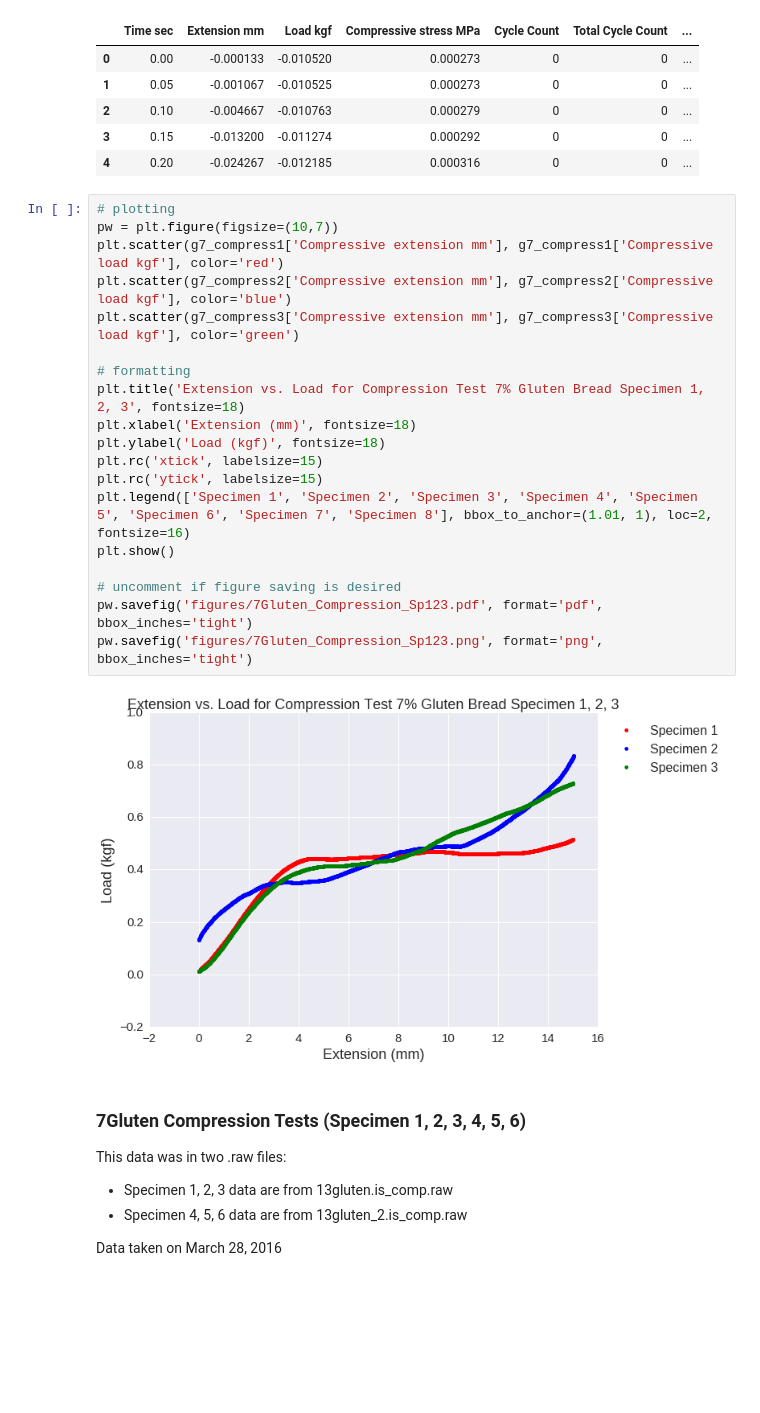
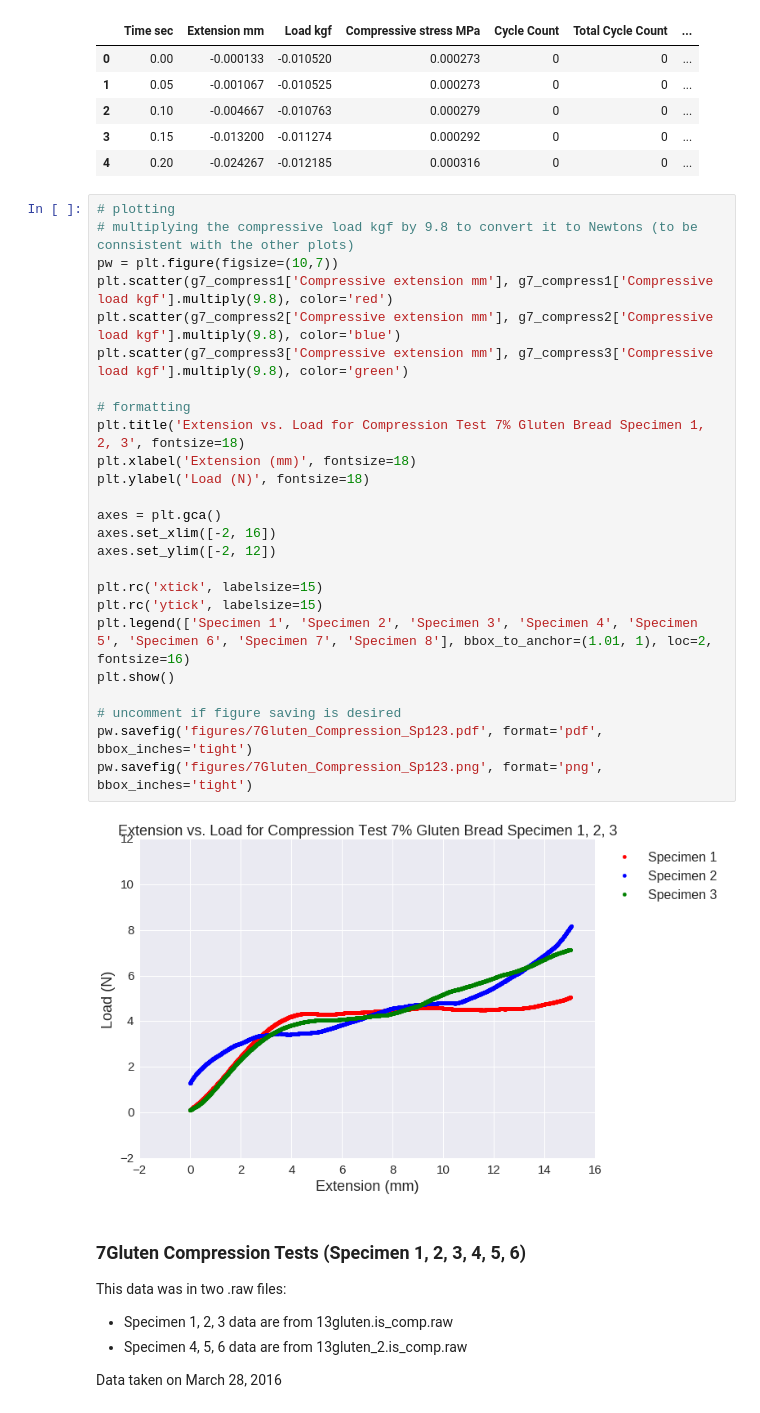
Before and after one commit to greenteawarrior/MatSci, a Jupyter notebook: GFBaking/instron_raw.ipynb, the cells around one changed output. Cells and saved outputs as stored; diff of their text form; blank space fills up the shorter version.

```diff
--- a/GFBaking/instron_raw.ipynb
+++ b/GFBaking/instron_raw.ipynb
@@ -86,25 +91,31 @@ g7_compress3.head()
 | 4 | 0.20 | -0.024267 | -0.012185 | 0.000316 | 0 | 0 | ... |
 # %%
 # plotting
+# multiplying the compressive load kgf by 9.8 to convert it to Newtons (to be connsistent with the other plots)
 pw = plt.figure(figsize=(10,7))
-plt.scatter(g7_compress1['Compressive extension mm'], g7_compress1['Compressive load kgf'], color='red')
-plt.scatter(g7_compress2['Compressive extension mm'], g7_compress2['Compressive load kgf'], color='blue')
-plt.scatter(g7_compress3['Compressive extension mm'], g7_compress3['Compressive load kgf'], color='green')
+plt.scatter(g7_compress1['Compressive extension mm'], g7_compress1['Compressive load kgf'].multiply(9.8), color='red')
+plt.scatter(g7_compress2['Compressive extension mm'], g7_compress2['Compressive load kgf'].multiply(9.8), color='blue')
+plt.scatter(g7_compress3['Compressive extension mm'], g7_compress3['Compressive load kgf'].multiply(9.8), color='green')
 
 # formatting
 plt.title('Extension vs. Load for Compression Test 7% Gluten Bread Specimen 1, 2, 3', fontsize=18)
 plt.xlabel('Extension (mm)', fontsize=18)
-plt.ylabel('Load (kgf)', fontsize=18)
+plt.ylabel('Load (N)', fontsize=18)
+
+axes = plt.gca()
+axes.set_xlim([-2, 16])
+axes.set_ylim([-2, 12])
+
 plt.rc('xtick', labelsize=15)
 plt.rc('ytick', labelsize=15)
 plt.legend(['Specimen 1', 'Specimen 2', 'Specimen 3', 'Specimen 4', 'Specimen 5', 'Specimen 6', 'Specimen 7', 'Specimen 8'], bbox_to_anchor=(1.01, 1), loc=2, fontsize=16)
 plt.show()
 
 # uncomment if figure saving is desired
 pw.savefig('figures/7Gluten_Compression_Sp123.pdf', format='pdf', bbox_inches='tight')
 pw.savefig('figures/7Gluten_Compression_Sp123.png', format='png', bbox_inches='tight')
 # %% [output]
-[figure, old version]
+[figure, new version]
 # %% [markdown]
 ### 7Gluten Compression Tests (Specimen 1, 2, 3, 4, 5, 6)
 
```
Also changed, not shown: parts of 2 cells of this notebook, 6 other files.
